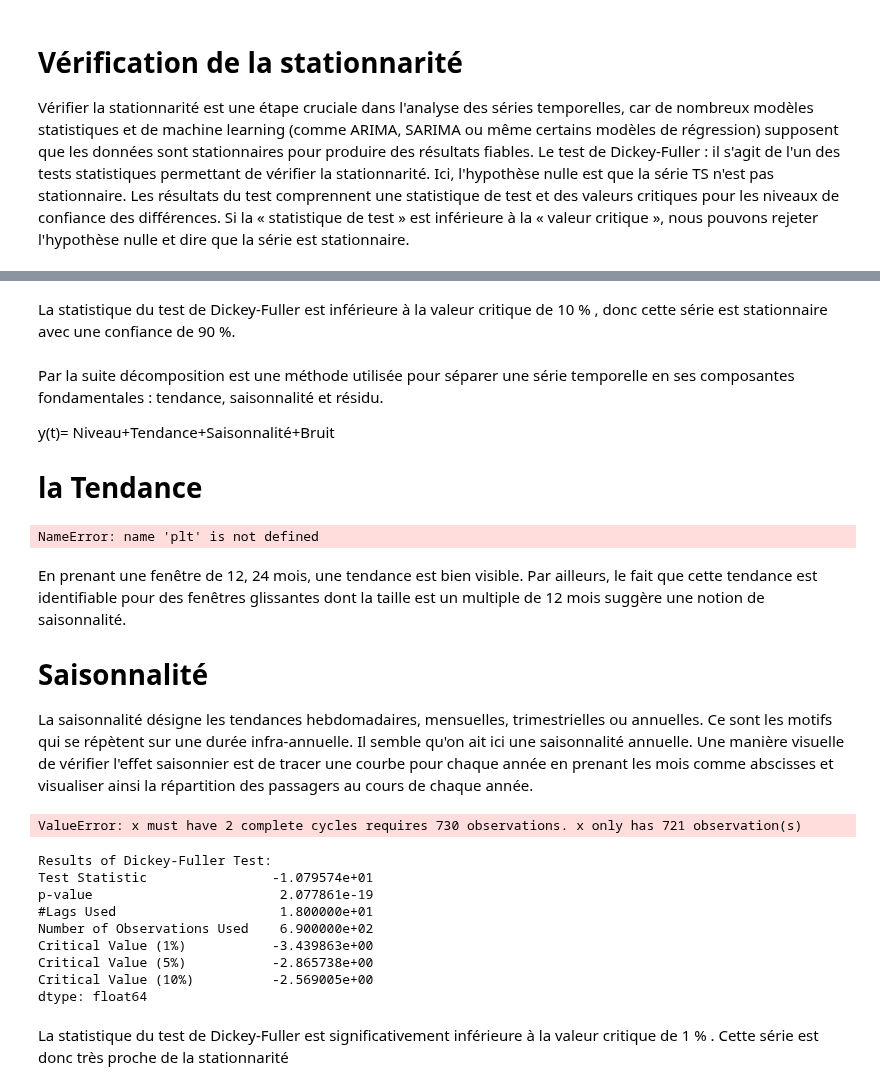
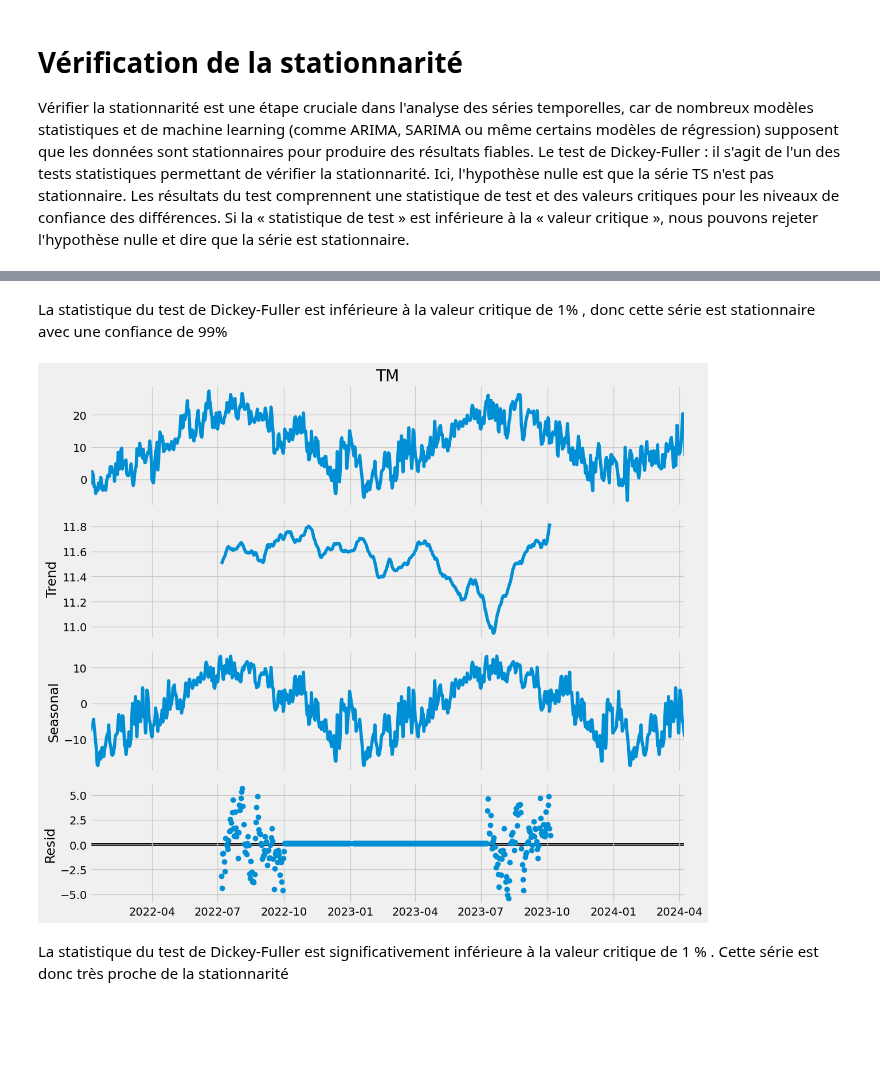
Before and after one commit to laureineCompaore/ProjetPython, a Jupyter notebook: modelisation_LaureineSerieTemp.ipynb, the cells around one changed output, grey strips where cells are left out. Cells and saved outputs as stored; diff of their text form; code cells hidden in the pictures; blank space fills up the shorter version.

```diff
--- a/modelisation_LaureineSerieTemp.ipynb
+++ b/modelisation_LaureineSerieTemp.ipynb
@@ -72,10 +77,3 @@ Critical Value (10%)            -2.568930
 dtype: float64
 # %% [markdown]
-La statistique du test de Dickey-Fuller est inférieure à la valeur critique de 10 % , donc cette série est stationnaire avec une confiance de 90 %.
+La statistique du test de Dickey-Fuller est inférieure à la valeur critique de 1% , donc cette série est stationnaire avec une confiance de 99%
-# %% [markdown]
-Par la suite  décomposition est une méthode utilisée pour séparer une série temporelle en ses composantes fondamentales : tendance, saisonnalité et résidu.
-
-y(t)= Niveau+Tendance+Saisonnalité+Bruit
-
-
-# la Tendance
@@ -82,45 +84,23 @@ y(t)= Niveau+Tendance+Saisonnalité+Bruit
 # %%
-moving_avg = train["TM"].rolling(window=12).mean()
-plt.plot(train["TM"])
-plt.plot(moving_avg, color='red')
-moving_avg.head(12)
+#moving_avg = train["TM"].rolling(window=12).mean()
+#f.plt.plot(train["TM"])
+#f.plt.plot(moving_avg, color='red')
+#moving_avg.head(12)
-# %% [output]
-NameError: name 'plt' is not defined
-# %% [markdown]
-En prenant une fenêtre de 12, 24 mois, une tendance est bien visible. Par ailleurs, le fait que cette tendance est identifiable pour des fenêtres glissantes dont la taille est un multiple de 12 mois suggère une notion de saisonnalité.
-
-# Saisonnalité
-
-La saisonnalité désigne les tendances hebdomadaires, mensuelles, trimestrielles ou annuelles. Ce sont les motifs qui se répètent sur une durée infra-annuelle. Il semble qu'on ait ici une saisonnalité annuelle. Une manière visuelle de vérifier l'effet saisonnier est de tracer une courbe pour chaque année en prenant les mois comme abscisses et visualiser ainsi la répartition des passagers au cours de chaque année.
 # %%
 from statsmodels.tsa.seasonal import seasonal_decompose
 import matplotlib.pyplot as plt
 from pylab import rcParams
 
-rcParams['figure.figsize'] = 14, 10
+rcParams['figure.figsize'] = 12, 10
 f.plt.style.use('fivethirtyeight')
 températures = train["TM"]
 
 # period est le nombre de points de données dans un cycle répété.
-result = seasonal_decompose(températures, model='additive', period=)
+result = seasonal_decompose(températures, model='additive', period=365)
 result.plot()
 plt.show()
 # %% [output]
-ValueError: x must have 2 complete cycles requires 730 observations. x only has 721 observation(s)
+[figure, added]
-# %%
-residual=result.resid
-residual.dropna(inplace=True)
-test_stationarity(residual)
-# %% [output]
-Results of Dickey-Fuller Test:
-Test Statistic                -1.079574e+01
-p-value                        2.077861e-19
-#Lags Used                     1.800000e+01
-Number of Observations Used    6.900000e+02
-Critical Value (1%)           -3.439863e+00
-Critical Value (5%)           -2.865738e+00
-Critical Value (10%)          -2.569005e+00
-dtype: float64
 # %% [markdown]
 La statistique du test de Dickey-Fuller est significativement inférieure à la valeur critique de 1 % . Cette série est donc très proche de la stationnarité
 # %% [markdown]
```
Also changed, not shown: parts of 8 cells of this notebook, 2 other files.
